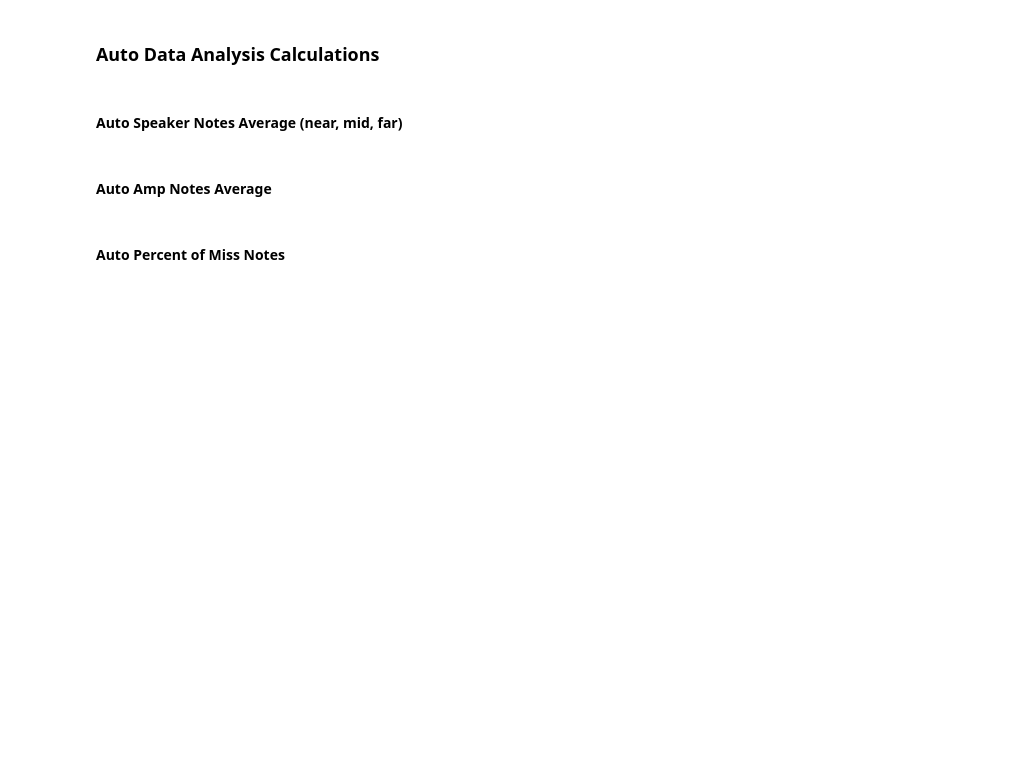
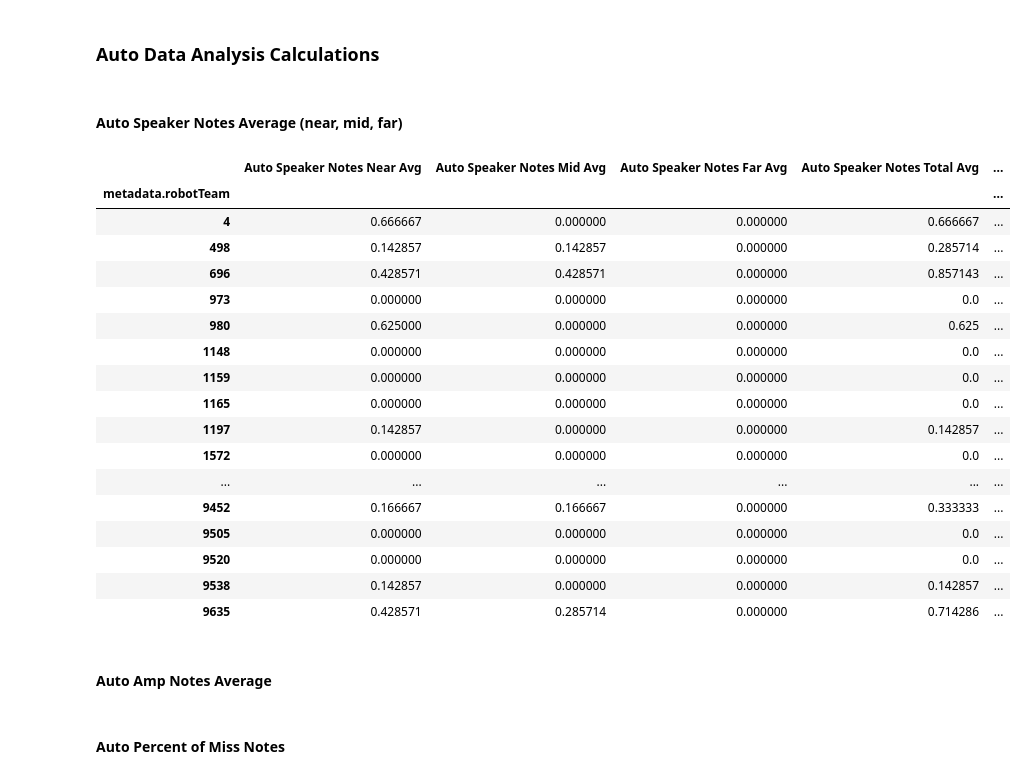
Before and after one commit to 4201VitruvianBots/scouting-app-2024, a Jupyter notebook: data-analysis/dataAnalysis.ipynb, the cells around one changed output. Saved outputs shown, nothing was run; the diff lists cells and outputs as text; code cells hidden in the pictures; blank space fills up the shorter version.

```diff
--- a/data-analysis/dataAnalysis.ipynb
+++ b/data-analysis/dataAnalysis.ipynb
@@ -108,6 +94,34 @@ output_df["Auto Speaker Notes Total Avg"] = None
 
 for team in team_list:
     output_df.at[team, "Auto Speaker Notes Total Avg"] = sum([output_df.at[team, "Auto Speaker Notes Near Avg"], output_df.at[team, "Auto Speaker Notes Mid Avg"], output_df.at[team, "Auto Speaker Notes Far Avg"]])
+# %%
+
+grouped = matchapps_df.groupby("metadata.robotTeam")
+output_df["Auto Speaker Notes Near Max"] = grouped["autoNotes.near"].max()
+output_df["Auto Speaker Notes Mid Max"] = grouped["autoNotes.mid"].max()
+output_df["Auto Speaker Notes Far Max"] = grouped["autoNotes.far"].max()
+output_df["Auto Speaker Notes Total Max"] = (matchapps_df[["autoNotes.far", "autoNotes.mid", "autoNotes.near"]].sum(axis=1)).groupby(matchapps_df['metadata.robotTeam']).max()
+
+output_df
+# %% [output]
+|  | Auto Speaker Notes Near Avg | Auto Speaker Notes Mid Avg | Auto Speaker Notes Far Avg | Auto Speaker Notes Total Avg | ... |
+| metadata.robotTeam |  |  |  |  | ... |
+| 4 | 0.666667 | 0.000000 | 0.000000 | 0.666667 | ... |
+| 498 | 0.142857 | 0.142857 | 0.000000 | 0.285714 | ... |
+| 696 | 0.428571 | 0.428571 | 0.000000 | 0.857143 | ... |
+| 973 | 0.000000 | 0.000000 | 0.000000 | 0.0 | ... |
+| 980 | 0.625000 | 0.000000 | 0.000000 | 0.625 | ... |
+| 1148 | 0.000000 | 0.000000 | 0.000000 | 0.0 | ... |
+| 1159 | 0.000000 | 0.000000 | 0.000000 | 0.0 | ... |
+| 1165 | 0.000000 | 0.000000 | 0.000000 | 0.0 | ... |
+| 1197 | 0.142857 | 0.000000 | 0.000000 | 0.142857 | ... |
+| 1572 | 0.000000 | 0.000000 | 0.000000 | 0.0 | ... |
+| ... | ... | ... | ... | ... | ... |
+| 9452 | 0.166667 | 0.166667 | 0.000000 | 0.333333 | ... |
+| 9505 | 0.000000 | 0.000000 | 0.000000 | 0.0 | ... |
+| 9520 | 0.000000 | 0.000000 | 0.000000 | 0.0 | ... |
+| 9538 | 0.142857 | 0.000000 | 0.000000 | 0.142857 | ... |
+| 9635 | 0.428571 | 0.285714 | 0.000000 | 0.714286 | ... |
 # %% [markdown]
 #### Auto Amp Notes Average
 # %%
```
Also changed, not shown: parts of 6 cells of this notebook, 1 other file.
